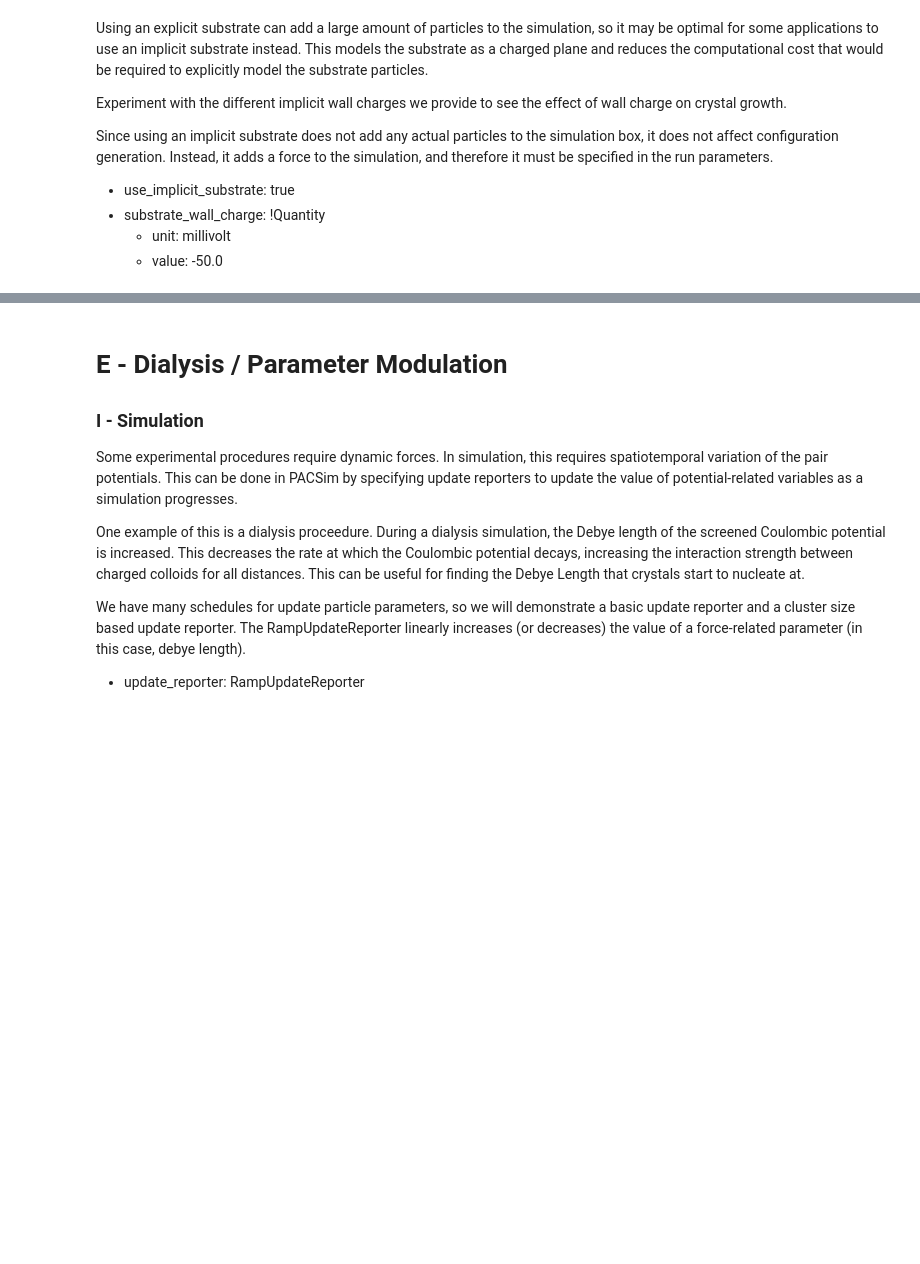
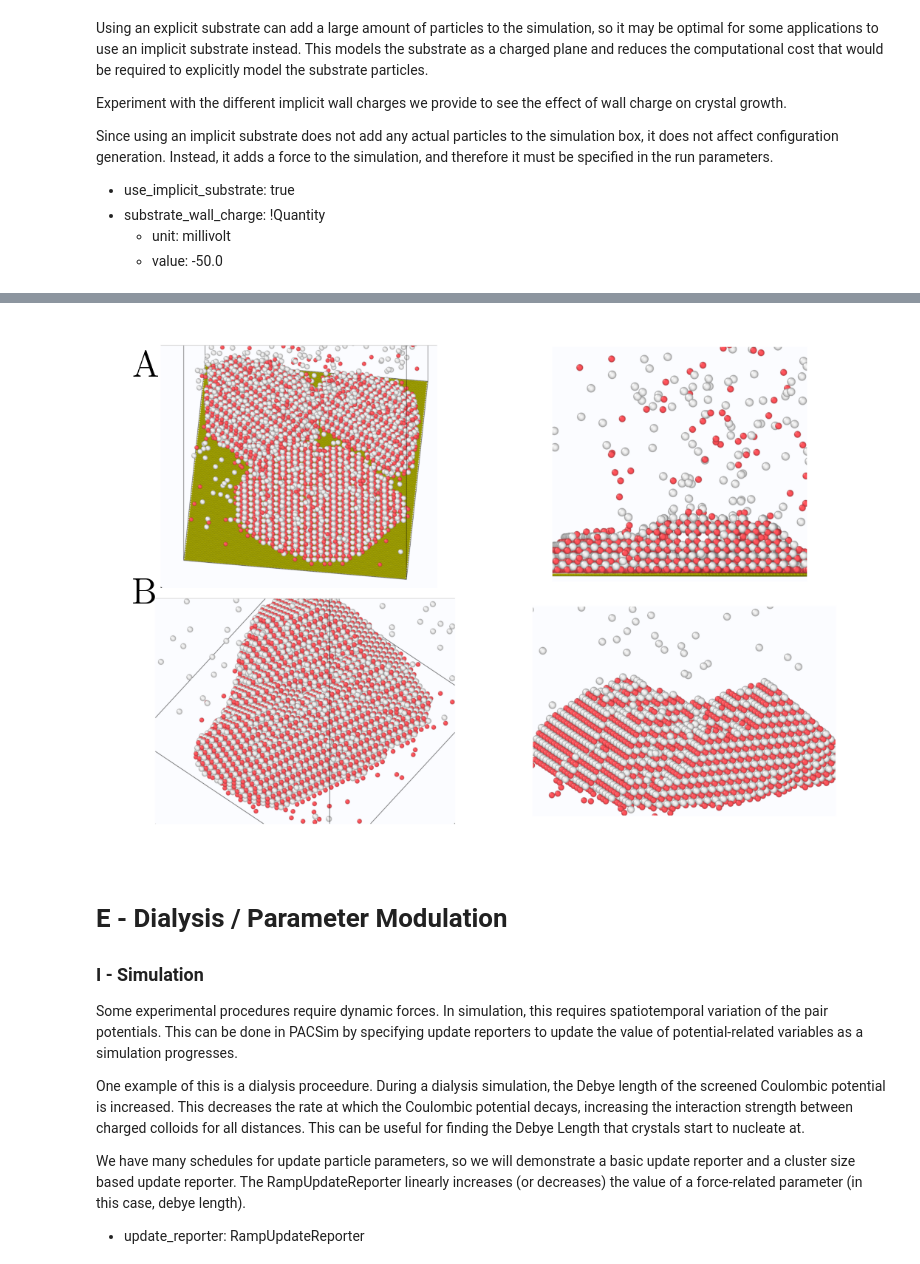
Before and after one commit to PhilippHoellmer/PACSim, a Jupyter notebook: cookbook/Tutorial.ipynb, the cells around one changed output, grey strips where cells are left out. Saved outputs shown, nothing was run; the diff lists cells and outputs as text; code cells hidden in the pictures; blank space fills up the shorter version.

Commit message:
added figure 14

```diff
--- a/cookbook/Tutorial.ipynb
+++ b/cookbook/Tutorial.ipynb
@@ -766,3 +784,30 @@ os.chdir(f'{base_dir}/Substrate/Implicit')
+# %%
+image_folder = os.path.join(base_dir, "Substrate/Images")
+image_paths = find_images(image_folder)[:4]
+
+fig = plt.figure(figsize=(fig_width, fig_height))
+ax = fig.add_axes([0, 0, 1, 1])
+ax.axis("off")
+
+positions = [
+    (0.0, 0.5, 0.5, 0.5),
+    (0.5, 0.5, 0.5, 0.5),
+    (0.0, 0.0, 0.5, 0.5),
+    (0.5, 0.0, 0.5, 0.5),
+]
+
+for (x, y, w, h), img_path in zip(positions, image_paths):
+    inset = ax.inset_axes([x, y, w, h])
+    inset.imshow(plt.imread(img_path))
+    inset.set_aspect("equal")
+    inset.axis("off")
+
+fig.text(0.02, 0.98, "A", fontsize=12, fontweight="bold", va="top")
+fig.text(0.02, 0.52, "B", fontsize=12, fontweight="bold", va="top")
+
+plt.show()
+# %% [output]
+[figure, added]
 # %% [markdown]
 # E - Dialysis / Parameter Modulation
 
```
Also changed, not shown: parts of 1 cell of this notebook.
